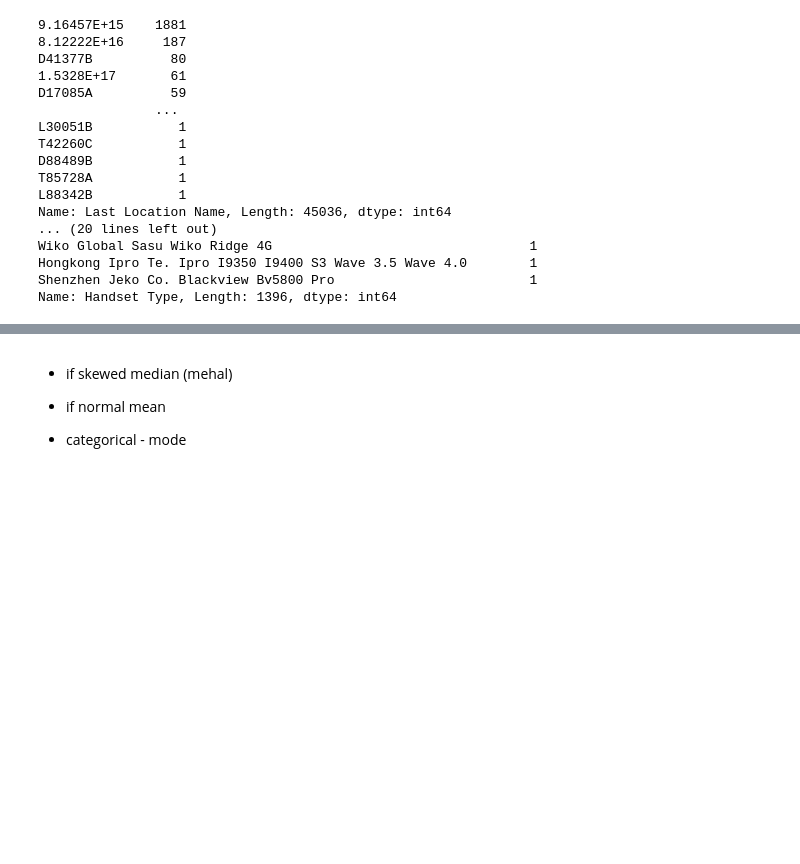
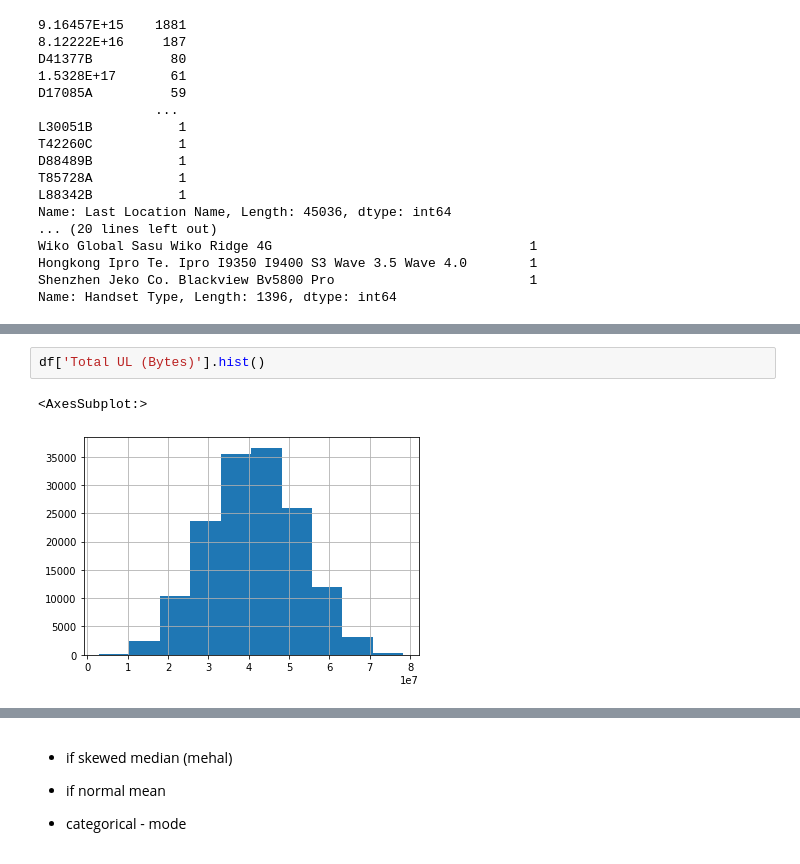
Before and after one commit to Fisseha-Estifanos/Telecom, a Jupyter notebook: notebooks/data_exploration.ipynb, the cells around one changed output, grey strips where cells are left out. Cells and saved outputs as stored; diff of their text form; blank space fills up the shorter version.

```diff
--- a/notebooks/data_exploration.ipynb
+++ b/notebooks/data_exploration.ipynb
@@ -239,0 +256,5 @@ Name: Handset Type, Length: 1396, dtype: int64
+# %%
+df['Total UL (Bytes)'].hist()
+# %% [output]
+<AxesSubplot:>
+[figure, added]
```
Also changed, not shown: parts of 8 cells of this notebook.
